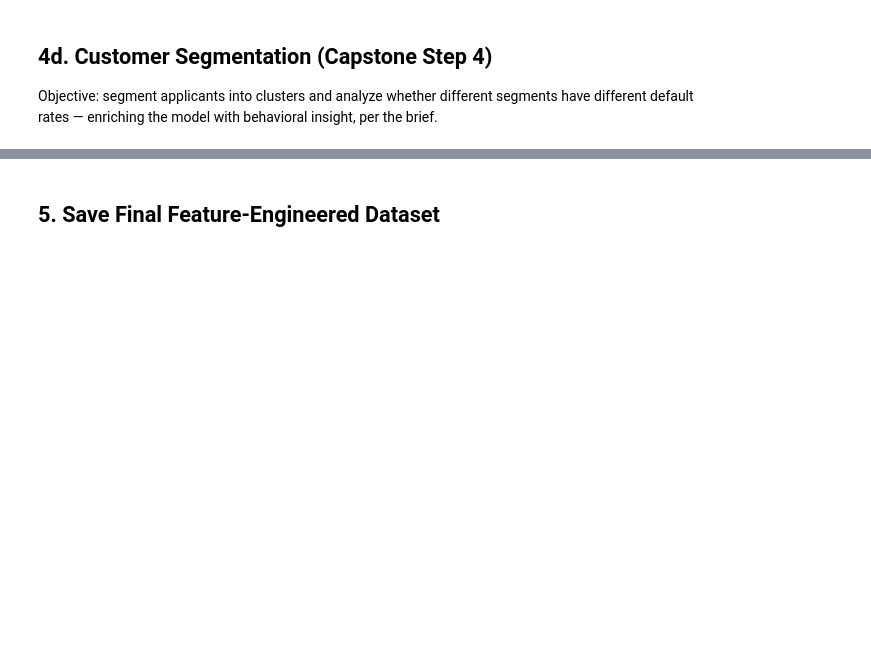
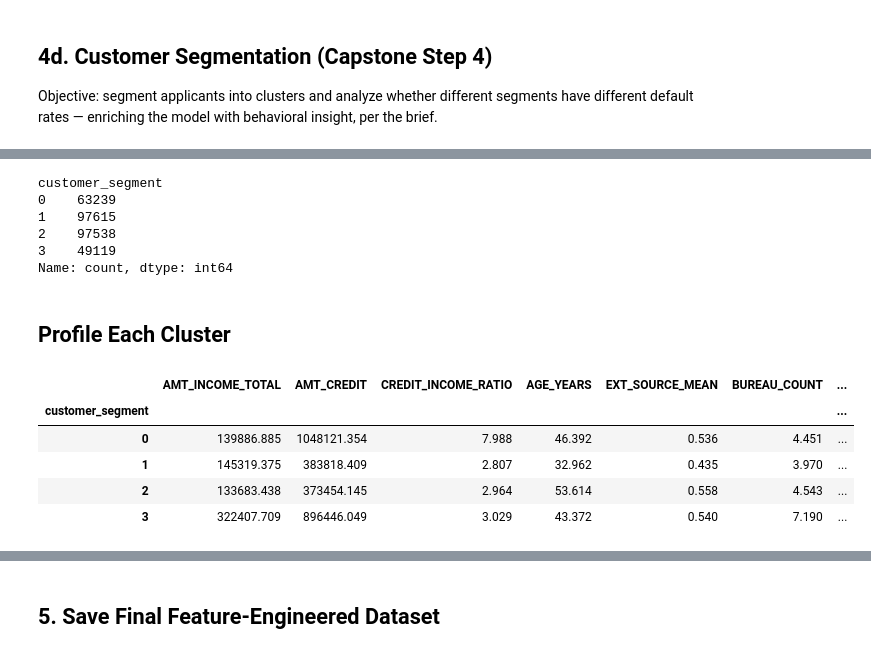
Before and after one commit to jarviscanada/jarvis_data_eng_SamiaCarchaf, a Jupyter notebook: capstone/notebooks/03_feature_engineering.ipynb, the cells around one changed output, grey strips where cells are left out. Drawn from its saved outputs; the diff is of its cells as text; code cells hidden in the pictures; blank space fills up the shorter version.

```diff
--- a/capstone/notebooks/03_feature_engineering.ipynb
+++ b/capstone/notebooks/03_feature_engineering.ipynb
@@ -423,7 +447,37 @@ plt.show()
 # %%
-optimal_k = 4  # <-- adjust based on the elbow/silhouette plot above
+X_cluster_clipped = X_cluster.copy()
+for col in cluster_features:
+    upper_bound = X_cluster_clipped[col].quantile(0.99)
+    X_cluster_clipped[col] = X_cluster_clipped[col].clip(upper=upper_bound)
+
+scaler_cluster = StandardScaler()
+X_cluster_scaled = scaler_cluster.fit_transform(X_cluster_clipped)
+
+optimal_k = 4
 
 km_final = KMeans(n_clusters=optimal_k, random_state=42, n_init=10)
 df['customer_segment'] = km_final.fit_predict(X_cluster_scaled)
 
 print(df['customer_segment'].value_counts().sort_index())
+# %% [output]
+customer_segment
+0    63239
+1    97615
+2    97538
+3    49119
+Name: count, dtype: int64
+# %% [markdown]
+## Profile Each Cluster
+# %%
+profile_cols = cluster_features + ['TARGET']
+cluster_profile = df.groupby('customer_segment')[profile_cols].mean().round(3)
+cluster_profile['n_applicants'] = df['customer_segment'].value_counts().sort_index()
+cluster_profile = cluster_profile.rename(columns={'TARGET': 'default_rate'})
+cluster_profile
+# %% [output]
+|  | AMT_INCOME_TOTAL | AMT_CREDIT | CREDIT_INCOME_RATIO | AGE_YEARS | EXT_SOURCE_MEAN | BUREAU_COUNT | ... |
+| customer_segment |  |  |  |  |  |  | ... |
+| 0 | 139886.885 | 1048121.354 | 7.988 | 46.392 | 0.536 | 4.451 | ... |
+| 1 | 145319.375 | 383818.409 | 2.807 | 32.962 | 0.435 | 3.970 | ... |
+| 2 | 133683.438 | 373454.145 | 2.964 | 53.614 | 0.558 | 4.543 | ... |
+| 3 | 322407.709 | 896446.049 | 3.029 | 43.372 | 0.540 | 7.190 | ... |
```
Also changed, not shown: parts of 14 cells of this notebook, 8 other files.
